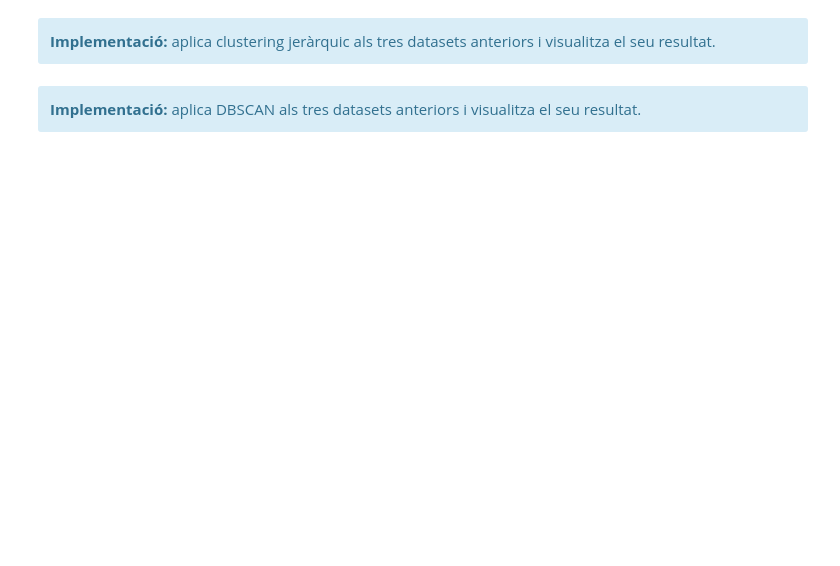
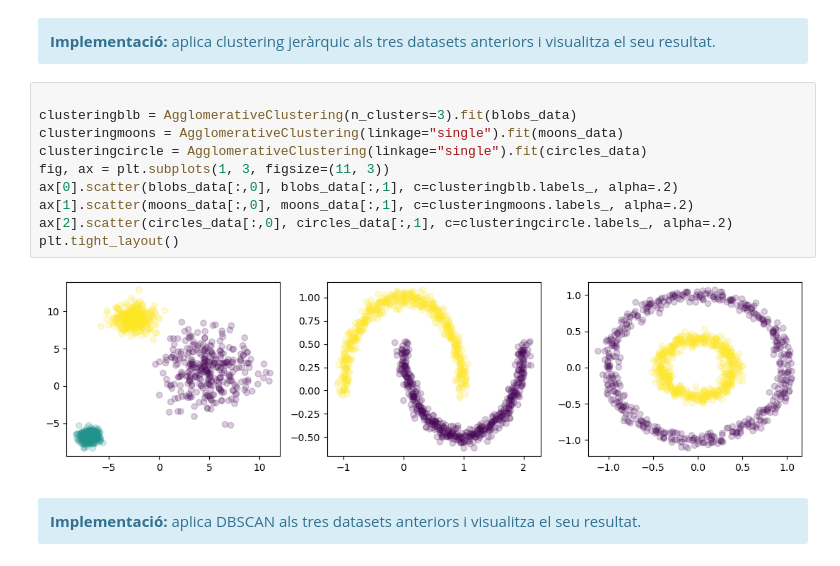
Before and after one commit to alvimn/UOC-treballs, a Jupyter notebook: Aprenentatge automatic/PAC2/M2.991_20241_PAC2-Enunciat.ipynb, the cells around one changed output. Drawn from its saved outputs; the diff is of its cells as text; blank space fills up the shorter version.

```diff
--- a/Aprenentatge automatic/PAC2/M2.991_20241_PAC2-Enunciat.ipynb
+++ b/Aprenentatge automatic/PAC2/M2.991_20241_PAC2-Enunciat.ipynb
@@ -451,6 +469,18 @@ plt.tight_layout()
 <div class="alert alert-block alert-info">
 <strong>Implementació:</strong> aplica clustering jeràrquic als tres datasets anteriors i visualitza el seu resultat.
 </div>
+# %%
+
+clusteringblb = AgglomerativeClustering(n_clusters=3).fit(blobs_data)
+clusteringmoons = AgglomerativeClustering(linkage="single").fit(moons_data)
+clusteringcircle = AgglomerativeClustering(linkage="single").fit(circles_data)
+fig, ax = plt.subplots(1, 3, figsize=(11, 3))
+ax[0].scatter(blobs_data[:,0], blobs_data[:,1], c=clusteringblb.labels_, alpha=.2)
+ax[1].scatter(moons_data[:,0], moons_data[:,1], c=clusteringmoons.labels_, alpha=.2)
+ax[2].scatter(circles_data[:,0], circles_data[:,1], c=clusteringcircle.labels_, alpha=.2)
+plt.tight_layout()
+# %% [output]
+[figure, added]
 # %% [markdown]
 <div class="alert alert-block alert-info">
 <strong>Implementació:</strong> aplica DBSCAN als tres datasets anteriors i visualitza el seu resultat.
```
Also changed, not shown: parts of 29 cells of this notebook, 2 other files.
